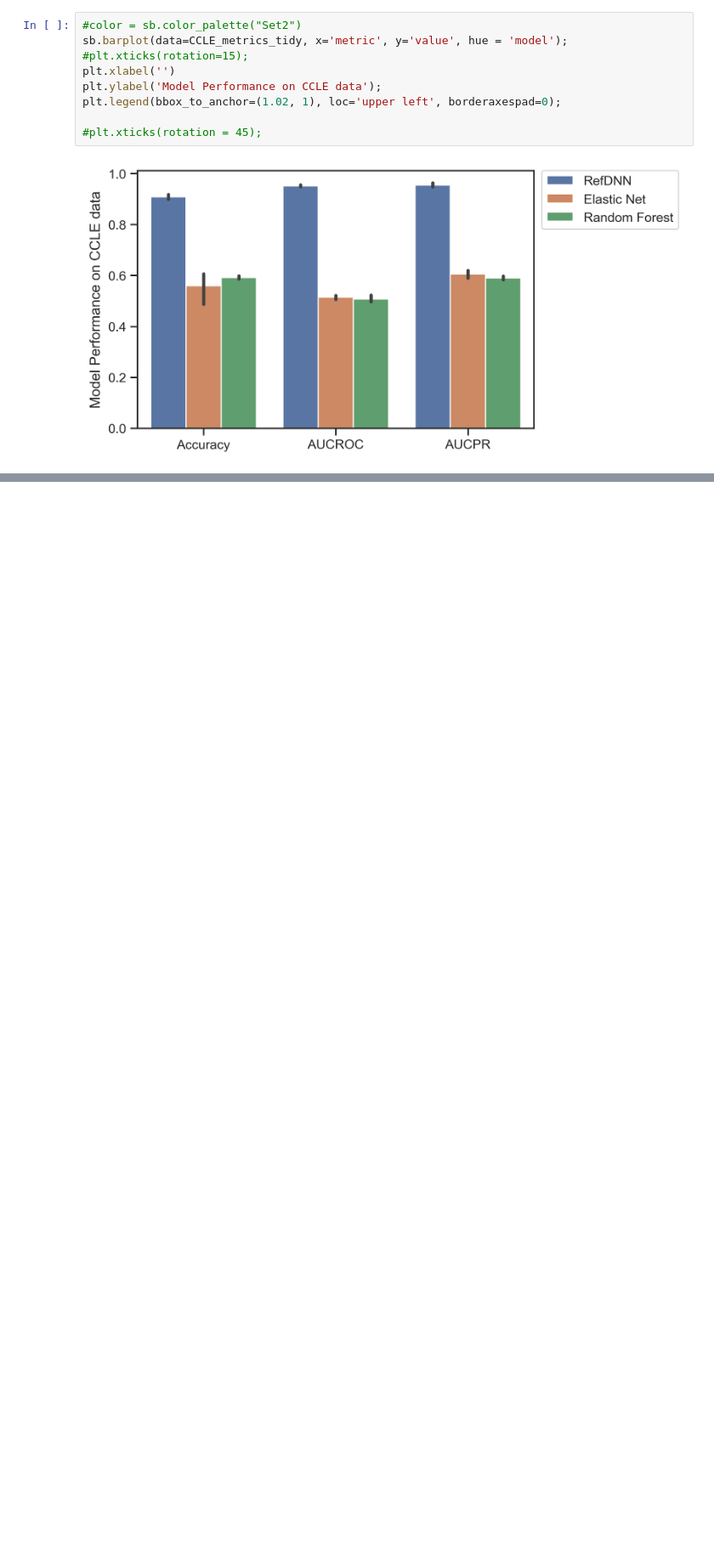
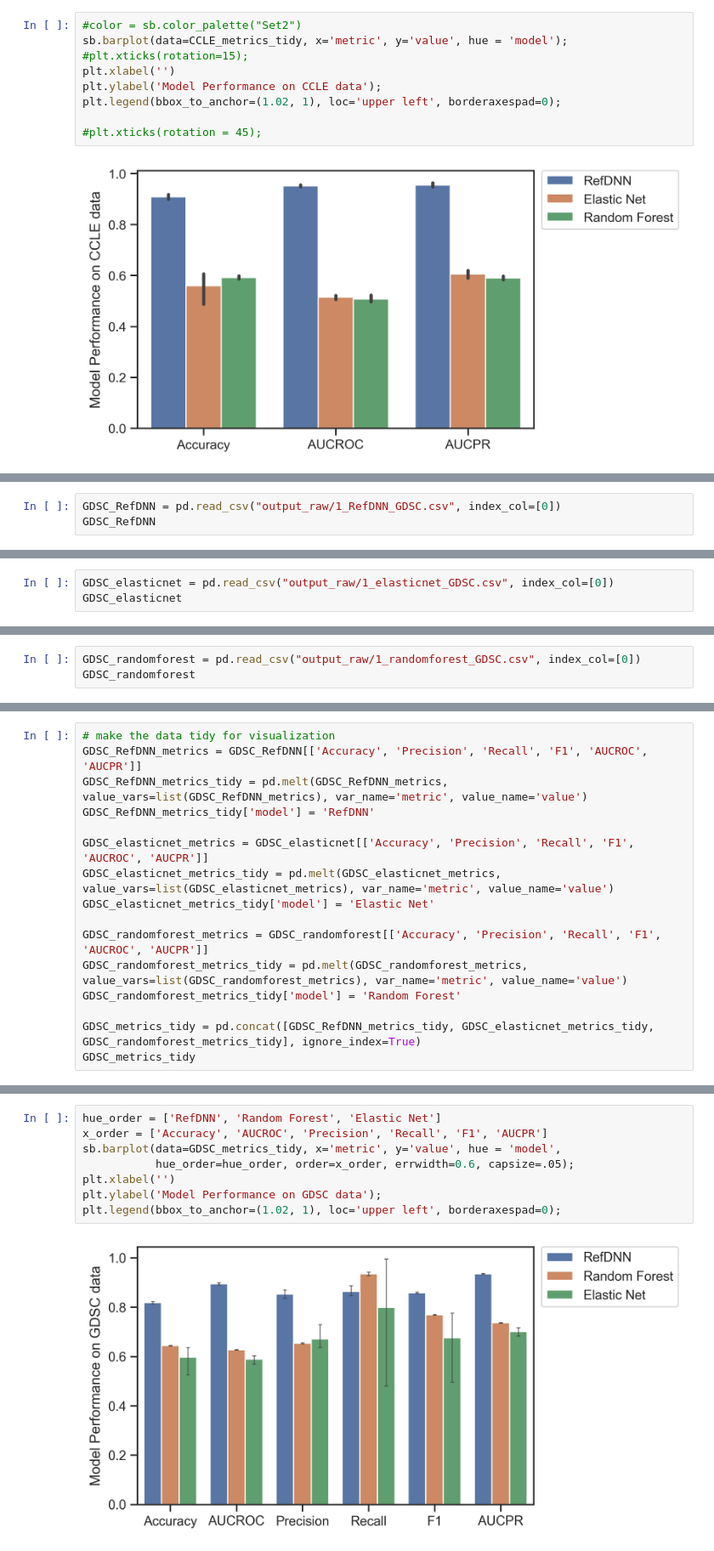
Before and after one commit to delongmeng-aws/RefDNN_reproduction_study, a Jupyter notebook: result_1_performance_comparison.ipynb, the cells around one changed output, grey strips where cells are left out. Shown at 85% size. Cells and saved outputs as stored; diff of their text form; blank space fills up the shorter version.

```diff
--- a/result_1_performance_comparison.ipynb
+++ b/result_1_performance_comparison.ipynb
@@ -116,0 +407,3 @@ plt.legend(bbox_to_anchor=(1.02, 1), loc='upper left', borderaxespad=0);
+# %%
+GDSC_RefDNN = pd.read_csv("output_raw/1_RefDNN_GDSC.csv", index_col=[0])
+GDSC_RefDNN
@@ -116,0 +417,3 @@ plt.legend(bbox_to_anchor=(1.02, 1), loc='upper left', borderaxespad=0);
+# %%
+GDSC_elasticnet = pd.read_csv("output_raw/1_elasticnet_GDSC.csv", index_col=[0])
+GDSC_elasticnet
@@ -116,0 +427,3 @@ plt.legend(bbox_to_anchor=(1.02, 1), loc='upper left', borderaxespad=0);
+# %%
+GDSC_randomforest = pd.read_csv("output_raw/1_randomforest_GDSC.csv", index_col=[0])
+GDSC_randomforest
@@ -116,0 +437,16 @@ plt.legend(bbox_to_anchor=(1.02, 1), loc='upper left', borderaxespad=0);
+# %%
+# make the data tidy for visualization
+GDSC_RefDNN_metrics = GDSC_RefDNN[['Accuracy', 'Precision', 'Recall', 'F1', 'AUCROC', 'AUCPR']]
+GDSC_RefDNN_metrics_tidy = pd.melt(GDSC_RefDNN_metrics, value_vars=list(GDSC_RefDNN_metrics), var_name='metric', value_name='value')
+GDSC_RefDNN_metrics_tidy['model'] = 'RefDNN'
+
+GDSC_elasticnet_metrics = GDSC_elasticnet[['Accuracy', 'Precision', 'Recall', 'F1', 'AUCROC', 'AUCPR']]
+GDSC_elasticnet_metrics_tidy = pd.melt(GDSC_elasticnet_metrics, value_vars=list(GDSC_elasticnet_metrics), var_name='metric', value_name='value')
+GDSC_elasticnet_metrics_tidy['model'] = 'Elastic Net'
+
+GDSC_randomforest_metrics = GDSC_randomforest[['Accuracy', 'Precision', 'Recall', 'F1', 'AUCROC', 'AUCPR']]
+GDSC_randomforest_metrics_tidy = pd.melt(GDSC_randomforest_metrics, value_vars=list(GDSC_randomforest_metrics), var_name='metric', value_name='value')
+GDSC_randomforest_metrics_tidy['model'] = 'Random Forest'
+
+GDSC_metrics_tidy = pd.concat([GDSC_RefDNN_metrics_tidy, GDSC_elasticnet_metrics_tidy, GDSC_randomforest_metrics_tidy], ignore_index=True)
+GDSC_metrics_tidy
@@ -116,0 +467,10 @@ plt.legend(bbox_to_anchor=(1.02, 1), loc='upper left', borderaxespad=0);
+# %%
+hue_order = ['RefDNN', 'Random Forest', 'Elastic Net']
+x_order = ['Accuracy', 'AUCROC', 'Precision', 'Recall', 'F1', 'AUCPR']
+sb.barplot(data=GDSC_metrics_tidy, x='metric', y='value', hue = 'model',
+           hue_order=hue_order, order=x_order, errwidth=0.6, capsize=.05);
+plt.xlabel('')
+plt.ylabel('Model Performance on GDSC data');
+plt.legend(bbox_to_anchor=(1.02, 1), loc='upper left', borderaxespad=0);
+# %% [output]
+[figure, added]
```
Also changed, not shown: parts of 39 cells of this notebook, 26 other files.
